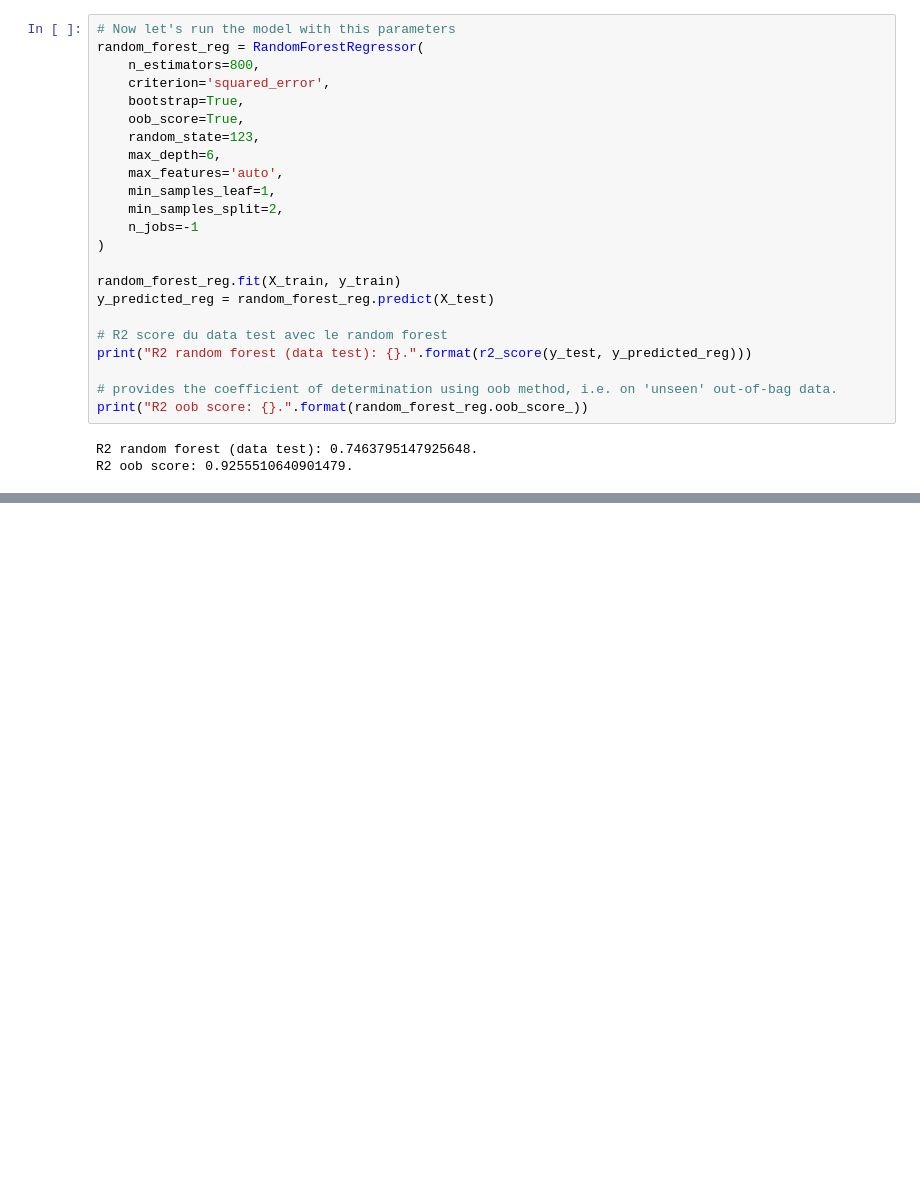
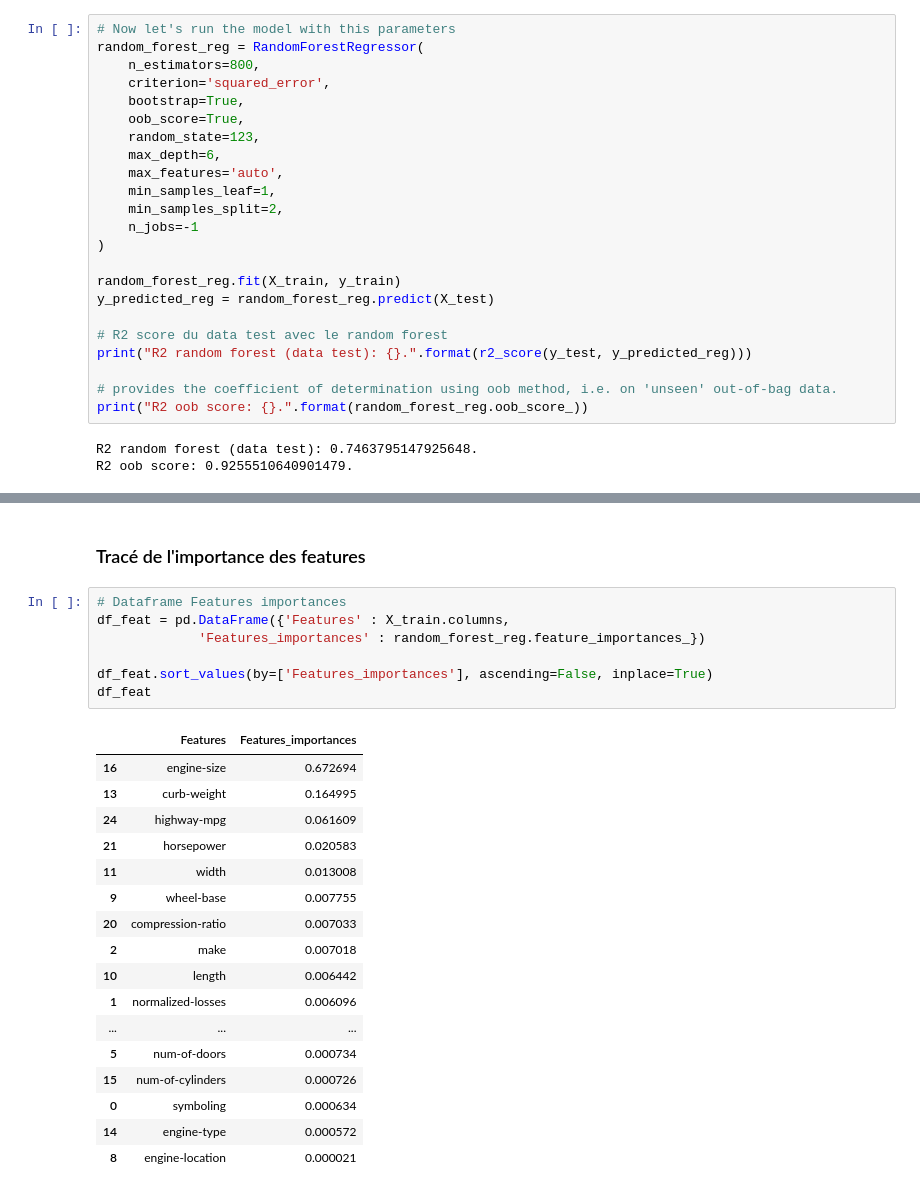
Before and after one commit to Abou29/RandomForest_DecisionTree-Prediction-vehicle-price, a Jupyter notebook: prix_de_voiture_prediction.ipynb, the cells around one changed output, grey strips where cells are left out. Cells and saved outputs as stored; diff of their text form; blank space fills up the shorter version.

```diff
--- a/prix_de_voiture_prediction.ipynb
+++ b/prix_de_voiture_prediction.ipynb
@@ -379,0 +397,27 @@ R2 oob score: 0.9255510640901479.
+# %% [markdown]
+### Tracé de l'importance des features
+# %%
+# Dataframe Features importances
+df_feat = pd.DataFrame({'Features' : X_train.columns,
+             'Features_importances' : random_forest_reg.feature_importances_})
+
+df_feat.sort_values(by=['Features_importances'], ascending=False, inplace=True)
+df_feat
+# %% [output]
+|  | Features | Features_importances |
+| 16 | engine-size | 0.672694 |
+| 13 | curb-weight | 0.164995 |
+| 24 | highway-mpg | 0.061609 |
+| 21 | horsepower | 0.020583 |
+| 11 | width | 0.013008 |
+| 9 | wheel-base | 0.007755 |
+| 20 | compression-ratio | 0.007033 |
+| 2 | make | 0.007018 |
+| 10 | length | 0.006442 |
+| 1 | normalized-losses | 0.006096 |
+| ... | ... | ... |
+| 5 | num-of-doors | 0.000734 |
+| 15 | num-of-cylinders | 0.000726 |
+| 0 | symboling | 0.000634 |
+| 14 | engine-type | 0.000572 |
+| 8 | engine-location | 0.000021 |
```
Also changed, not shown: parts of 17 cells of this notebook.
